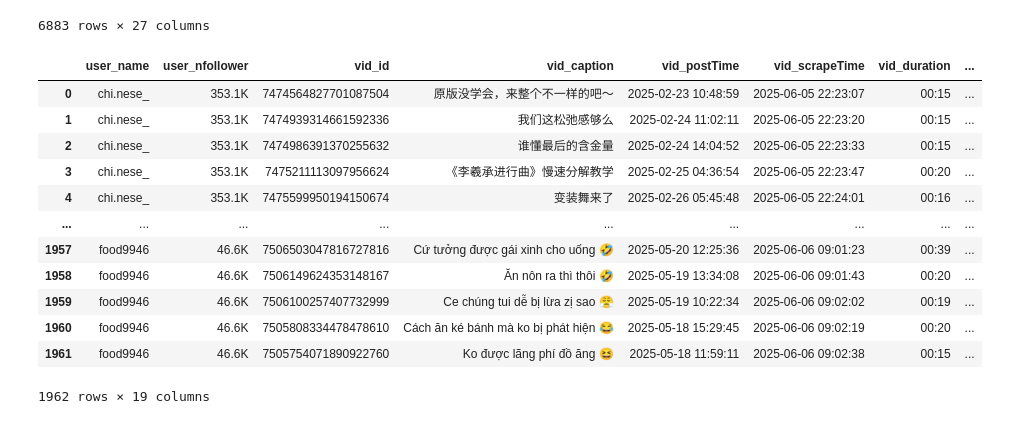
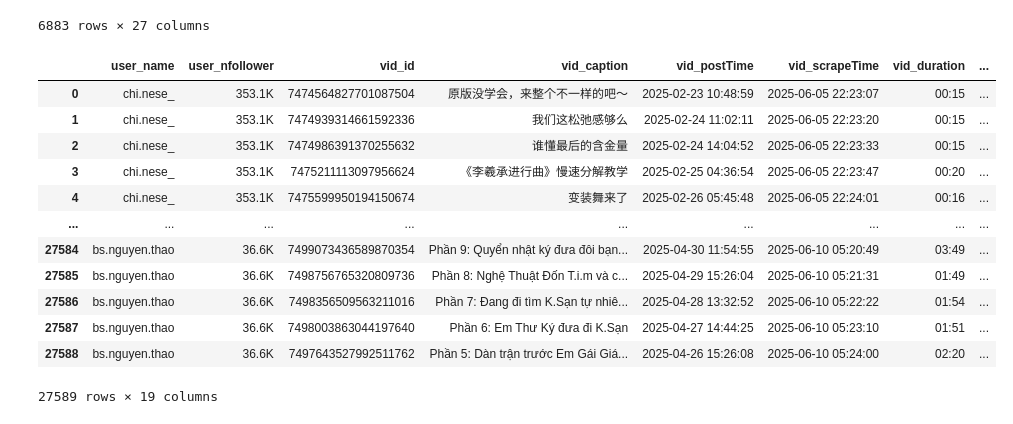
Before and after one commit to thienphucle/IE403.P21_Social_Media_Data_Mining, a Jupyter notebook: combine.ipynb, the cells around one changed output. Saved outputs shown, nothing was run; the diff lists cells and outputs as text; code cells hidden in the pictures.

```diff
--- a/combine.ipynb
+++ b/combine.ipynb
@@ -69,25 +76,31 @@ for i, df_part in enumerate(split_dfs):
 # %%
-p1 = pd.read_csv('users_p1.csv')
-p2 = pd.read_csv('users_p2.csv')
-tp = pd.concat([p1, p2], ignore_index=True)
-tp = tp[tp['vid_nview'].notna()]
-tp = tp[tp['vid_duration'].notna()]
-tp = tp.drop_duplicates(subset=['vid_id'], keep='last')
-tp = tp[tp['user_name'].notna()]
-tp.reset_index(drop=True, inplace=True)
-tp
+p1 = pd.read_csv('usersss.csv')
+p2 = pd.read_csv('user_video2_4_1.csv')
+p3 = pd.read_csv('user_video2_4_2.csv')
+p4 = pd.read_csv('user_video2_4_3.csv')
+p5 = pd.read_csv('user_video2_4_4.csv')
+p6 = pd.read_csv('final_v2.csv')
+p7 = pd.read_csv('nview_part_1_2.csv')
+p7 = p7.drop(columns=['Unnamed: 0'])
+df = pd.concat([p1, p2, p3, p4, p5, p6, p7], ignore_index=True)
+#tp = tp[tp['vid_nview'].notna()]
+#tp = tp[tp['vid_duration'].notna()]
+#tp = tp.drop_duplicates(subset=['vid_id'], keep='last')
+df = df[df['user_name'].notna()]
+df.reset_index(drop=True, inplace=True)
+df
 # %% [output]
 |  | user_name | user_nfollower | vid_id | vid_caption | vid_postTime | vid_scrapeTime | vid_duration | ... |
 | 0 | chi.nese_ | 353.1K | 7474564827701087504 | 原版没学会，来整个不一样的吧～ | 2025-02-23 10:48:59 | 2025-06-05 22:23:07 | 00:15 | ... |
 | 1 | chi.nese_ | 353.1K | 7474939314661592336 | 我们这松弛感够么 | 2025-02-24 11:02:11 | 2025-06-05 22:23:20 | 00:15 | ... |
 | 2 | chi.nese_ | 353.1K | 7474986391370255632 | 谁懂最后的含金量 | 2025-02-24 14:04:52 | 2025-06-05 22:23:33 | 00:15 | ... |
 | 3 | chi.nese_ | 353.1K | 7475211113097956624 | 《李羲承进行曲》慢速分解教学 | 2025-02-25 04:36:54 | 2025-06-05 22:23:47 | 00:20 | ... |
 | 4 | chi.nese_ | 353.1K | 7475599950194150674 | 变装舞来了 | 2025-02-26 05:45:48 | 2025-06-05 22:24:01 | 00:16 | ... |
 | ... | ... | ... | ... | ... | ... | ... | ... | ... |
-| 1957 | food9946 | 46.6K | 7506503047816727816 | Cứ tưởng được gái xinh cho uống 🤣 | 2025-05-20 12:25:36 | 2025-06-06 09:01:23 | 00:39 | ... |
-| 1958 | food9946 | 46.6K | 7506149624353148167 | Ăn nôn ra thì thôi 🤣 | 2025-05-19 13:34:08 | 2025-06-06 09:01:43 | 00:20 | ... |
-| 1959 | food9946 | 46.6K | 7506100257407732999 | Ce chúng tui dễ bị lừa zị sao 😤 | 2025-05-19 10:22:34 | 2025-06-06 09:02:02 | 00:19 | ... |
-| 1960 | food9946 | 46.6K | 7505808334478478610 | Cách ăn ké bánh mà ko bị phát hiện 😂 | 2025-05-18 15:29:45 | 2025-06-06 09:02:19 | 00:20 | ... |
-| 1961 | food9946 | 46.6K | 7505754071890922760 | Ko được lãng phí đồ ăng 😆 | 2025-05-18 11:59:11 | 2025-06-06 09:02:38 | 00:15 | ... |
+| 27584 | bs.nguyen.thao | 36.6K | 7499073436589870354 | Phần 9: Quyển nhật ký đưa đôi bạn... | 2025-04-30 11:54:55 | 2025-06-10 05:20:49 | 03:49 | ... |
+| 27585 | bs.nguyen.thao | 36.6K | 7498756765320809736 | Phần 8: Nghệ Thuật Đốn T.i.m và c... | 2025-04-29 15:26:04 | 2025-06-10 05:21:31 | 01:49 | ... |
+| 27586 | bs.nguyen.thao | 36.6K | 7498356509563211016 | Phần 7: Đang đi tìm K.Sạn tự nhiê... | 2025-04-28 13:32:52 | 2025-06-10 05:22:22 | 01:54 | ... |
+| 27587 | bs.nguyen.thao | 36.6K | 7498003863044197640 | Phần 6: Em Thư Ký đưa đi K.Sạn | 2025-04-27 14:44:25 | 2025-06-10 05:23:10 | 01:51 | ... |
+| 27588 | bs.nguyen.thao | 36.6K | 7497643527992511762 | Phần 5: Dàn trận trước Em Gái Giá... | 2025-04-26 15:26:08 | 2025-06-10 05:24:00 | 02:20 | ... |
-1962 rows × 19 columns
+27589 rows × 19 columns
 # %%
```
Also changed, not shown: parts of 3 cells of this notebook, 7 other files.
